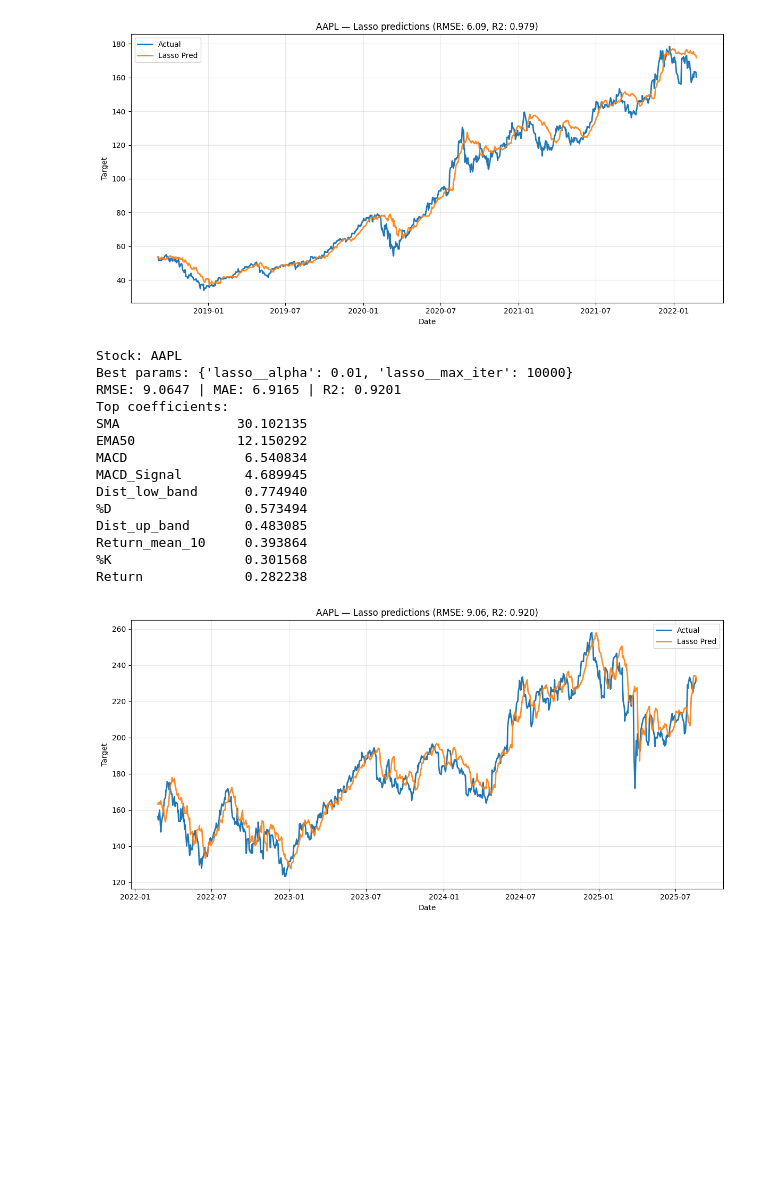
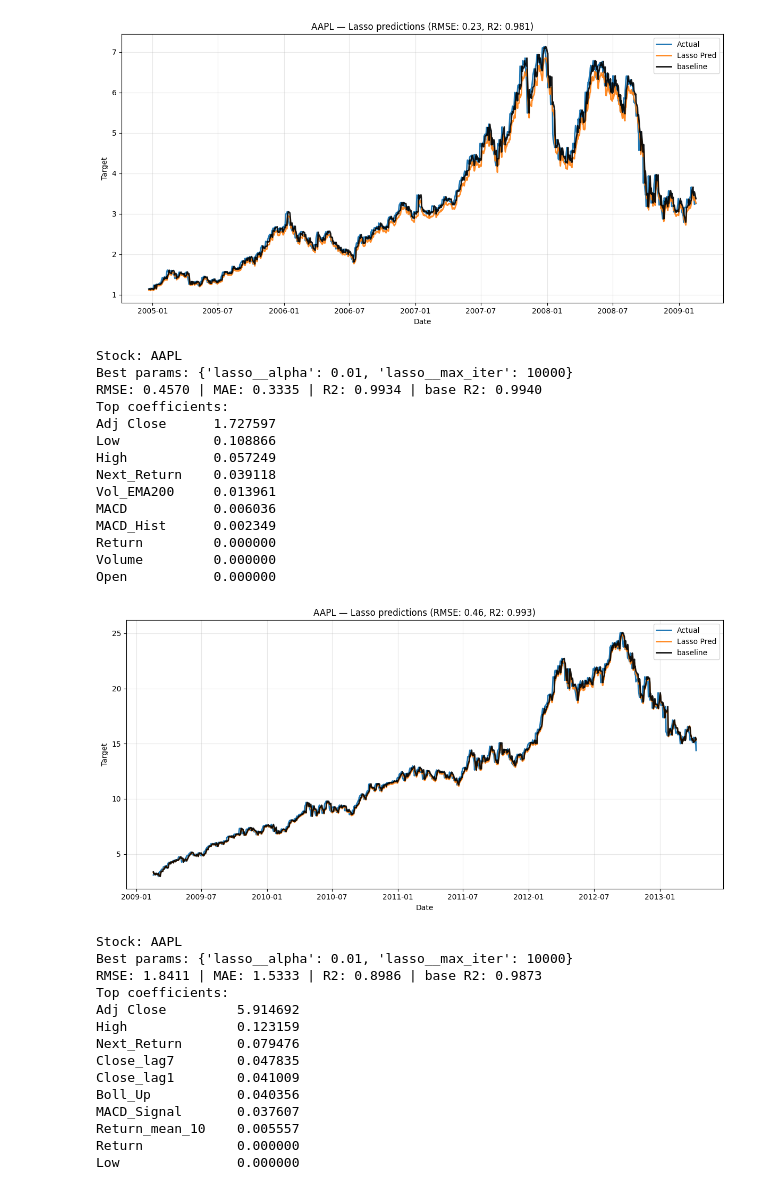
Before and after one commit to UniAlessioM/MarGui-Project, a Jupyter notebook: PricePrediction.ipynb, the cells around one changed output. Cells and saved outputs as stored; diff of their text form; code cells hidden in the pictures; blank space fills up the shorter version.

```diff
--- a/PricePrediction.ipynb
+++ b/PricePrediction.ipynb
@@ -27,12 +26,12 @@ df = pd.read_csv(
     date_format="ISO8601" #Specify date fromat
 )
 
+df["Train"] = df["Close"].shift(-3)
+df.dropna(subset=['Train'], inplace=True)
 
-df["Target"] = df["Close"].shift(-7)
-df.dropna(inplace=True)
-Y = df["Target"]
-X = df.drop(columns=["Close", "Target"])
-tscv = TimeSeriesSplit(n_splits=2)
+X = df.drop(columns=["Train", "BSH"])
+Y = df["Train"]
+tscv = TimeSeriesSplit(n_splits=5)
 
 data_set = []
 for train_idx, test_idx in tscv.split(X):
@@ -40,10 +39,9 @@ for train_idx, test_idx in tscv.split(X):
     Y_train, Y_test = Y.iloc[train_idx], Y.iloc[test_idx]
 
     data_set.append({
-        "X_train": X_train.copy(),
-        "X_test": X_test.copy(),
+        "X_train": X_train.drop(columns=["Close"]).copy(),
+        "X_test": X_test.drop(columns=["Close"]).copy(),
         "Y_train": Y_train.copy(),
-        "Y_test": Y_test.copy()
+        "Y_test": Y_test.copy(),
+        "Reality": X_test["Close"].copy()
     })
-
-print(X_train.head(1))
@@ -68,4 +48,5 @@ Date
 # %%
+#Lasso regression
 for data in data_set:
     pipe = make_pipeline(StandardScaler(), Lasso(random_state=42, max_iter=20000))
 
@@ -83,10 +64,11 @@ for data in data_set:
     rmse = np.sqrt(mse)
     mae = mean_absolute_error(data["Y_test"], y_pred)
     r2 = r2_score(data["Y_test"], y_pred)
+    base = r2_score(data["Y_test"], data["Reality"])
 
     print(f"Stock: {stock}")
     print(f"Best params: {gs.best_params_}")
-    print(f"RMSE: {rmse:.4f} | MAE: {mae:.4f} | R2: {r2:.4f}")
+    print(f"RMSE: {rmse:.4f} | MAE: {mae:.4f} | R2: {r2:.4f} | base R2: {base:.4f}")
 
     # display top coefficients
     lasso = best.named_steps['lasso']
@@ -98,6 +80,7 @@ for data in data_set:
     plt.figure(figsize=(12,6))
     plt.plot(data["Y_test"].index, data["Y_test"], label='Actual', color='#1f77b4', linewidth=2)
     plt.plot(data["Y_test"].index, y_pred, label='Lasso Pred', color='#ff7f0e', linewidth=2, alpha=0.9)
+    plt.plot(data["Y_test"].index, data["Reality"], label='baseline', color='#000000', linewidth=2, alpha=0.9)
     plt.title(f"{stock} — Lasso predictions (RMSE: {rmse:.2f}, R2: {r2:.3f})")
     plt.xlabel("Date")
     plt.ylabel("Target")
@@ -123,16 +106,30 @@ Return            0.060417
-[figure, old version]
+[figure, new version]
 Stock: AAPL
 Best params: {'lasso__alpha': 0.01, 'lasso__max_iter': 10000}
-RMSE: 9.0647 | MAE: 6.9165 | R2: 0.9201
+RMSE: 0.4570 | MAE: 0.3335 | R2: 0.9934 | base R2: 0.9940
 Top coefficients:
-SMA               30.102135
-EMA50             12.150292
-MACD               6.540834
-MACD_Signal        4.689945
-Dist_low_band      0.774940
-%D                 0.573494
-Dist_up_band       0.483085
-Return_mean_10     0.393864
-%K                 0.301568
-Return             0.282238
+Adj Close      1.727597
+Low            0.108866
+High           0.057249
+Next_Return    0.039118
+Vol_EMA200     0.013961
+MACD           0.006036
+MACD_Hist      0.002349
+Return         0.000000
+Volume         0.000000
+Open           0.000000
-[figure, old version]
+[figure, new version]
+Stock: AAPL
+Best params: {'lasso__alpha': 0.01, 'lasso__max_iter': 10000}
+RMSE: 1.8411 | MAE: 1.5333 | R2: 0.8986 | base R2: 0.9873
+Top coefficients:
+Adj Close         5.914692
+High              0.123159
+Next_Return       0.079476
+Close_lag7        0.047835
+Close_lag1        0.041009
+Boll_Up           0.040356
+MACD_Signal       0.037607
+Return_mean_10    0.005557
+Return            0.000000
+Low               0.000000
```
Also changed, not shown: parts of 5 cells of this notebook, 5 other files.
